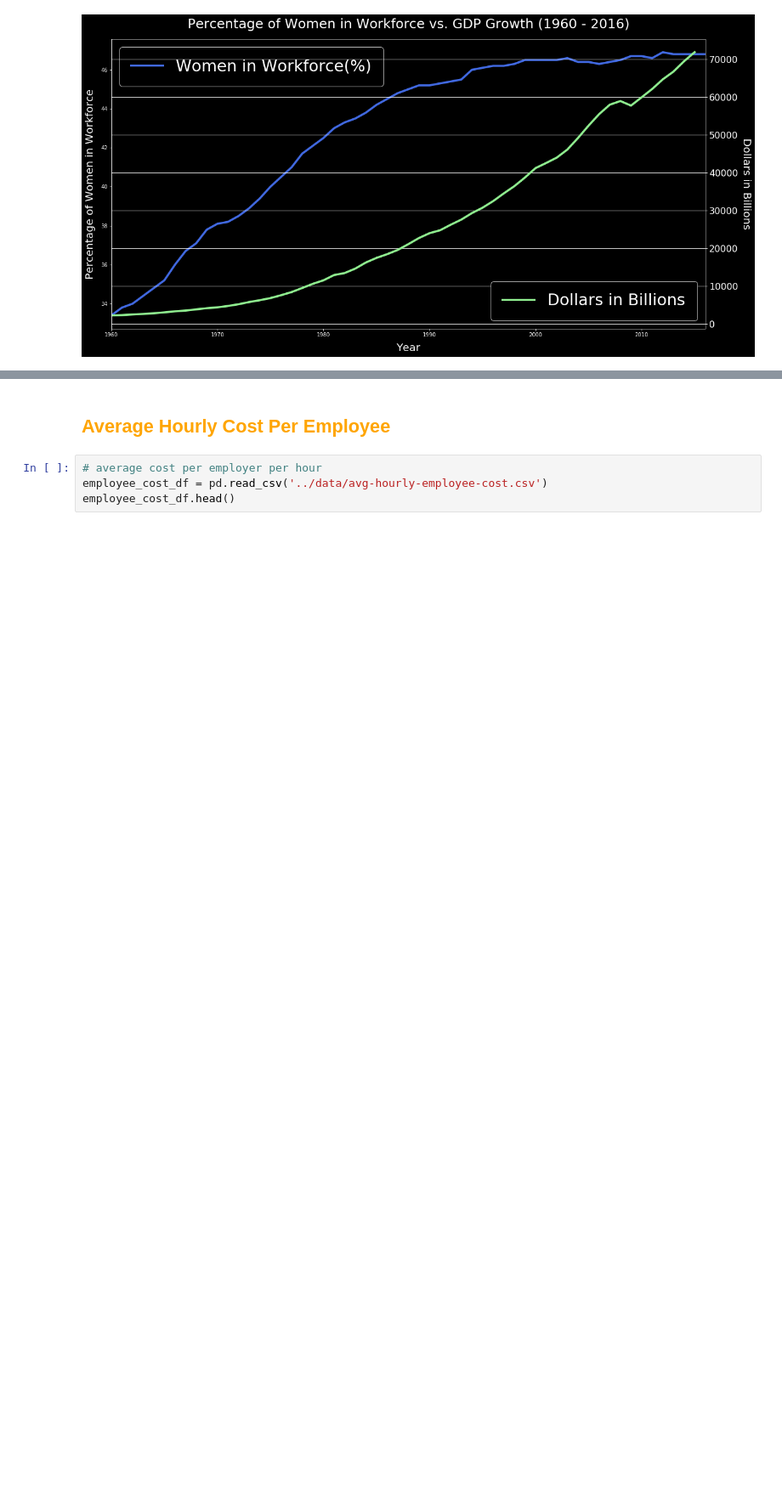
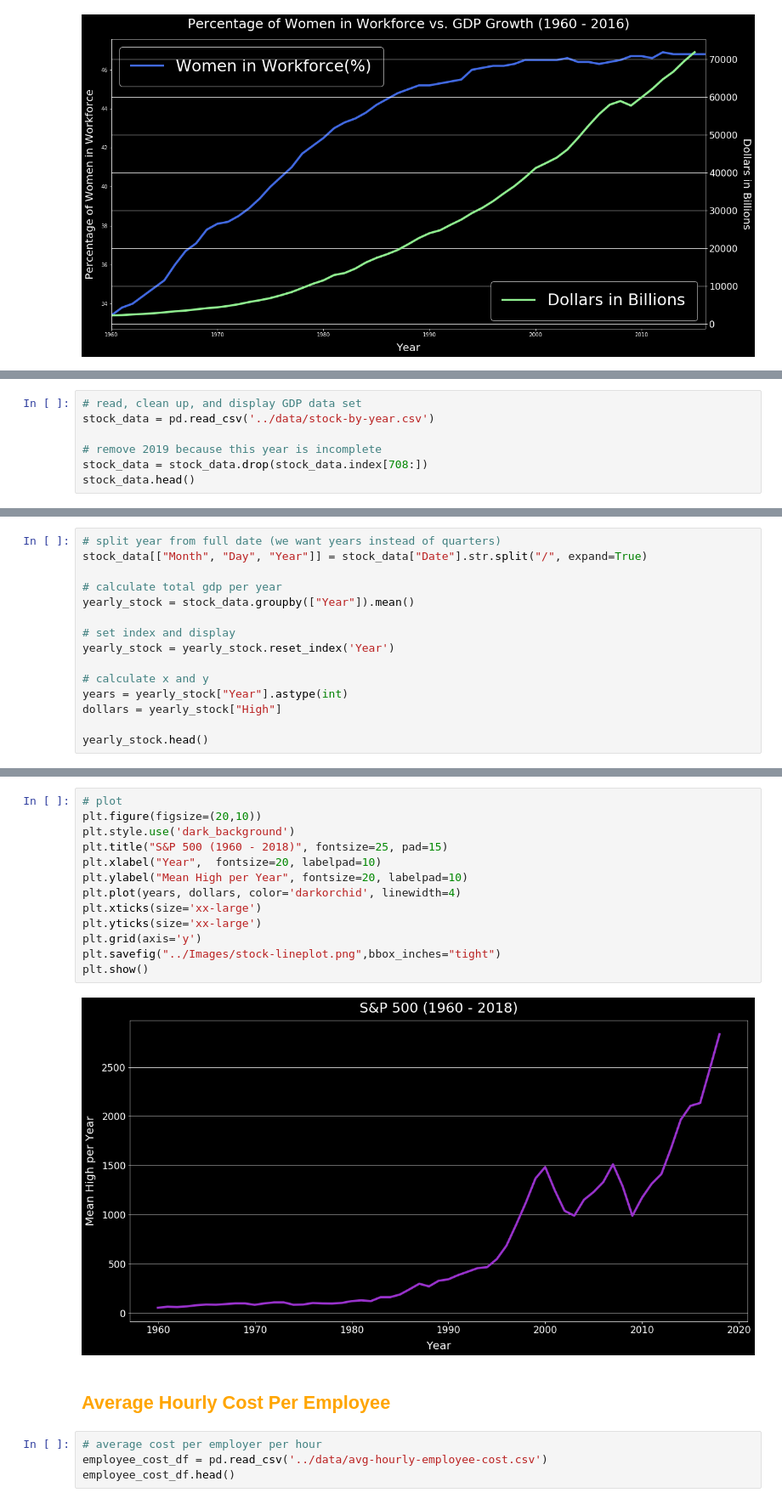
Before and after one commit to kathleeng77/Open-Source-Project-1, a Jupyter notebook: analysis/women-in-workforce-analysis.ipynb, the cells around one changed output, grey strips where cells are left out. Shown at 85% size. Cells and saved outputs as stored; diff of their text form; blank space fills up the shorter version.

Commit message:
added stock plot

```diff
--- a/analysis/women-in-workforce-analysis.ipynb
+++ b/analysis/women-in-workforce-analysis.ipynb
@@ -232,0 +235,7 @@ plt.show()
+# %%
+# read, clean up, and display GDP data set
+stock_data = pd.read_csv('../data/stock-by-year.csv')
+
+# remove 2019 because this year is incomplete
+stock_data = stock_data.drop(stock_data.index[708:])
+stock_data.head()
@@ -232,0 +249,15 @@ plt.show()
+# %%
+# split year from full date (we want years instead of quarters)
+stock_data[["Month", "Day", "Year"]] = stock_data["Date"].str.split("/", expand=True)
+
+# calculate total gdp per year
+yearly_stock = stock_data.groupby(["Year"]).mean()
+
+# set index and display
+yearly_stock = yearly_stock.reset_index('Year')
+
+# calculate x and y
+years = yearly_stock["Year"].astype(int)
+dollars = yearly_stock["High"]
+
+yearly_stock.head()
@@ -233,3 +271,18 @@ plt.show()
+# %%
+# plot
+plt.figure(figsize=(20,10))
+plt.style.use('dark_background')
+plt.title("S&P 500 (1960 - 2018)", fontsize=25, pad=15)
+plt.xlabel("Year",  fontsize=20, labelpad=10)
+plt.ylabel("Mean High per Year", fontsize=20, labelpad=10)
+plt.plot(years, dollars, color='darkorchid', linewidth=4)
+plt.xticks(size='xx-large')
+plt.yticks(size='xx-large')
+plt.grid(axis='y')
+plt.savefig("../Images/stock-lineplot.png",bbox_inches="tight")
+plt.show()
+# %% [output]
+[figure, added]
 # %% [markdown]
 ## <font color=orange>Average Hourly Cost Per Employee</font>
 # %%
```
Also changed, not shown: parts of 3 cells of this notebook, 2 other files.
